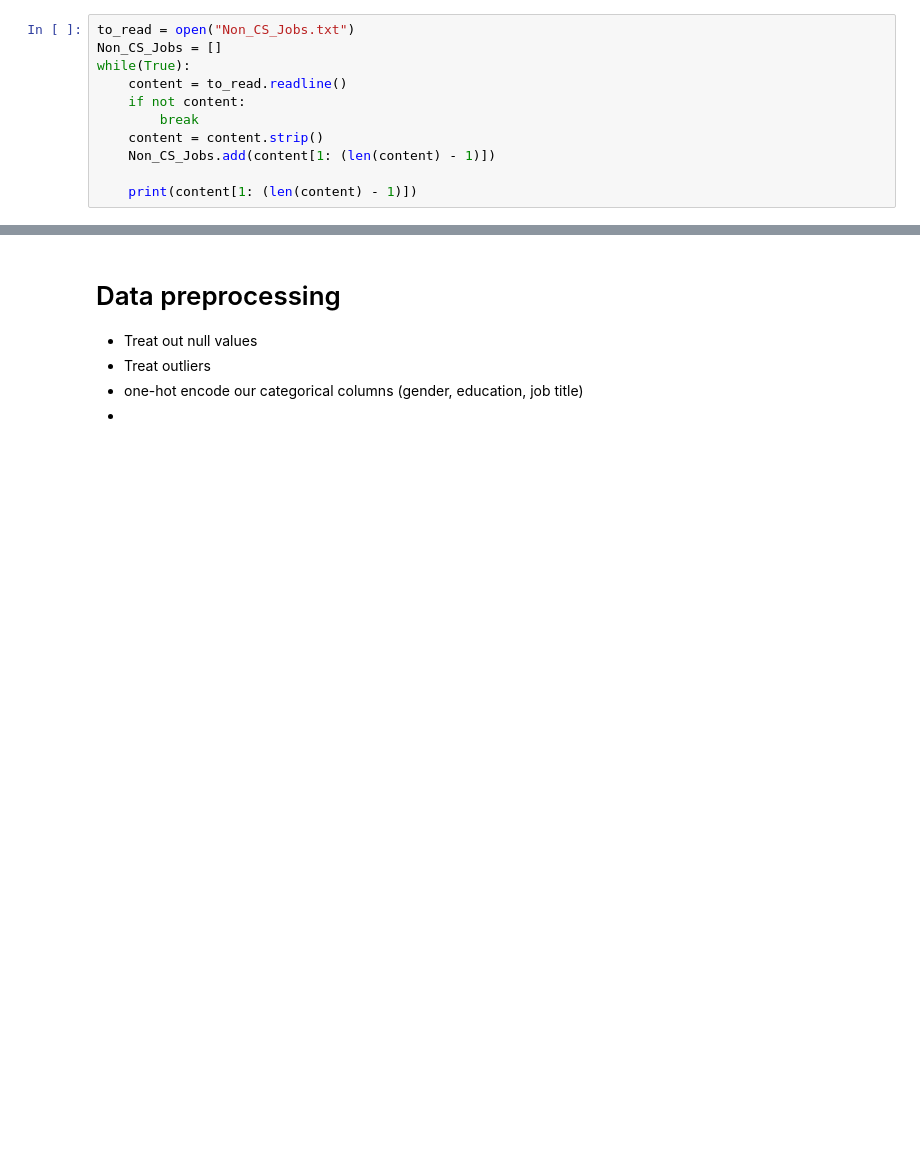
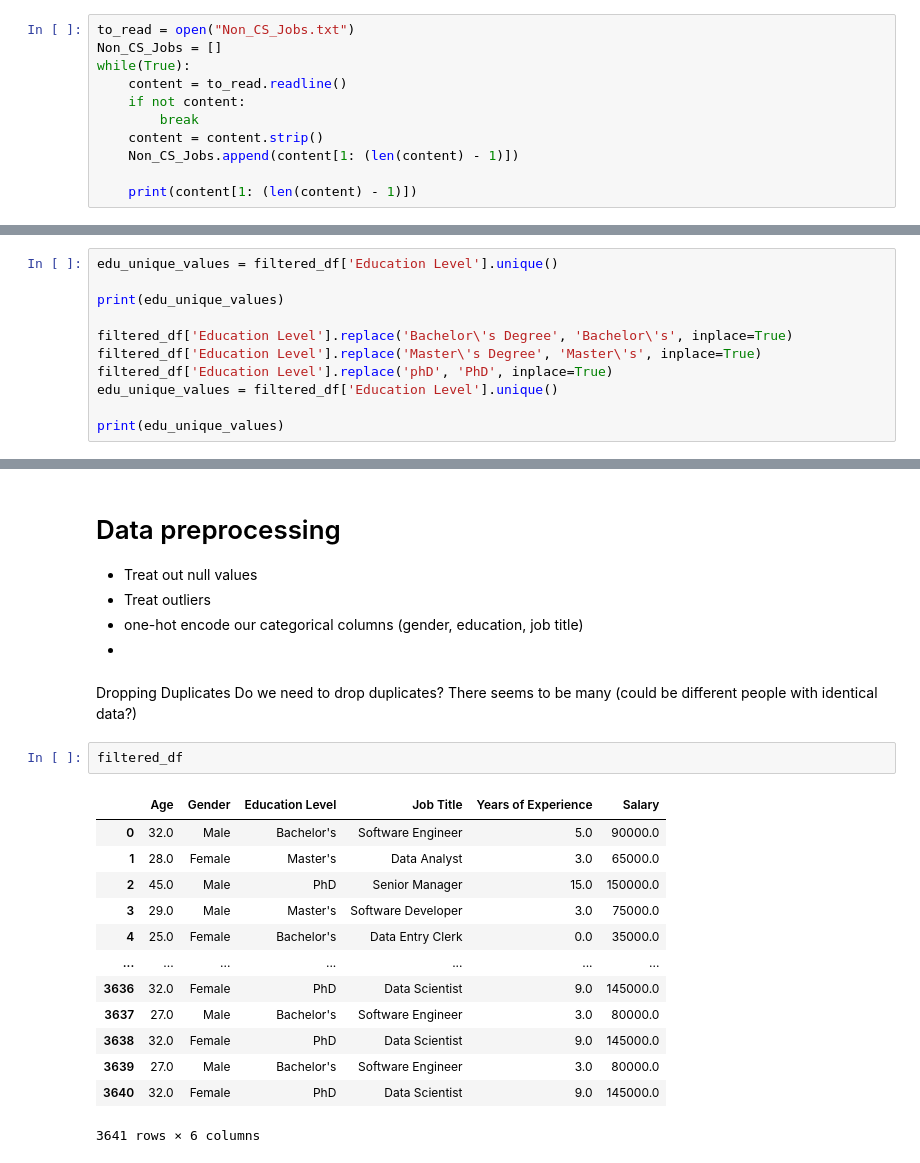
Before and after one commit to JackVacek/AI4ALL, a Jupyter notebook: Preprocessing.ipynb, the cells around one changed output, grey strips where cells are left out. Saved outputs shown, nothing was run; the diff lists cells and outputs as text; blank space fills up the shorter version.

Commit message:
filtering out duplicates and encountering errors

```diff
--- a/Preprocessing.ipynb
+++ b/Preprocessing.ipynb
@@ -126,7 +126,7 @@ while(True):
     if not content:
         break
     content = content.strip()
-    Non_CS_Jobs.add(content[1: (len(content) - 1)])
+    Non_CS_Jobs.append(content[1: (len(content) - 1)])
 
     print(content[1: (len(content) - 1)])
 # %% [output]
@@ -204,0 +238,11 @@ print(count)
+# %%
+edu_unique_values = filtered_df['Education Level'].unique()
+
+print(edu_unique_values)
+
+filtered_df['Education Level'].replace('Bachelor\'s Degree', 'Bachelor\'s', inplace=True)
+filtered_df['Education Level'].replace('Master\'s Degree', 'Master\'s', inplace=True)
+filtered_df['Education Level'].replace('phD', 'PhD', inplace=True)
+edu_unique_values = filtered_df['Education Level'].unique()
+
+print(edu_unique_values)
@@ -209,3 +264,22 @@ print(count)
 - Treat outliers
 - one-hot encode our categorical columns (gender, education, job title)
 -
+# %% [markdown]
+Dropping Duplicates
+Do we need to drop duplicates? There seems to be many (could be different people with identical data?)
+# %%
+filtered_df
+# %% [output]
+|  | Age | Gender | Education Level | Job Title | Years of Experience | Salary |
+| 0 | 32.0 | Male | Bachelor's | Software Engineer | 5.0 | 90000.0 |
+| 1 | 28.0 | Female | Master's | Data Analyst | 3.0 | 65000.0 |
+| 2 | 45.0 | Male | PhD | Senior Manager | 15.0 | 150000.0 |
+| 3 | 29.0 | Male | Master's | Software Developer | 3.0 | 75000.0 |
+| 4 | 25.0 | Female | Bachelor's | Data Entry Clerk | 0.0 | 35000.0 |
+| ... | ... | ... | ... | ... | ... | ... |
+| 3636 | 32.0 | Female | PhD | Data Scientist | 9.0 | 145000.0 |
+| 3637 | 27.0 | Male | Bachelor's | Software Engineer | 3.0 | 80000.0 |
+| 3638 | 32.0 | Female | PhD | Data Scientist | 9.0 | 145000.0 |
+| 3639 | 27.0 | Male | Bachelor's | Software Engineer | 3.0 | 80000.0 |
+| 3640 | 32.0 | Female | PhD | Data Scientist | 9.0 | 145000.0 |
+3641 rows × 6 columns
```
Also changed, not shown: parts of 14 cells of this notebook.
